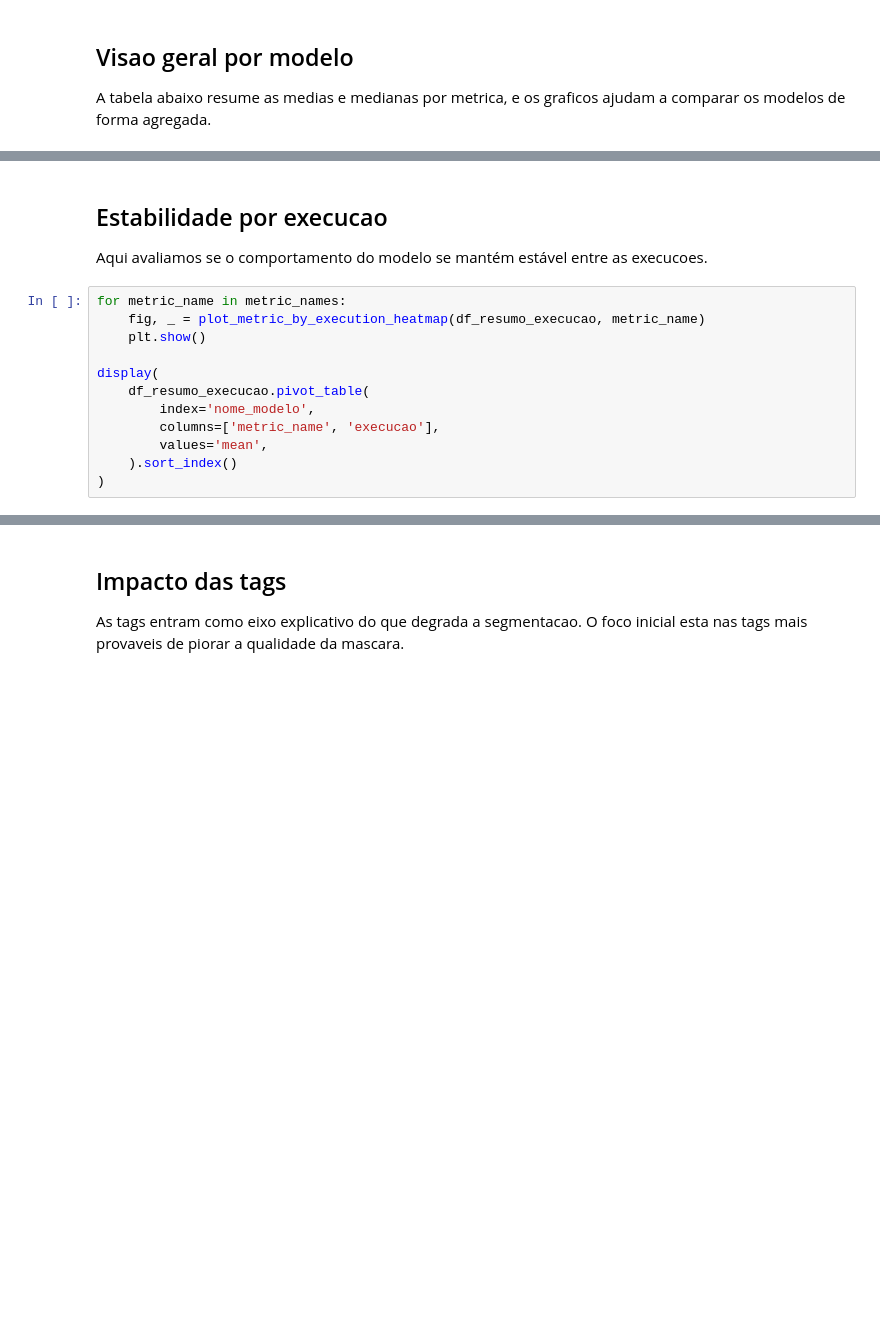
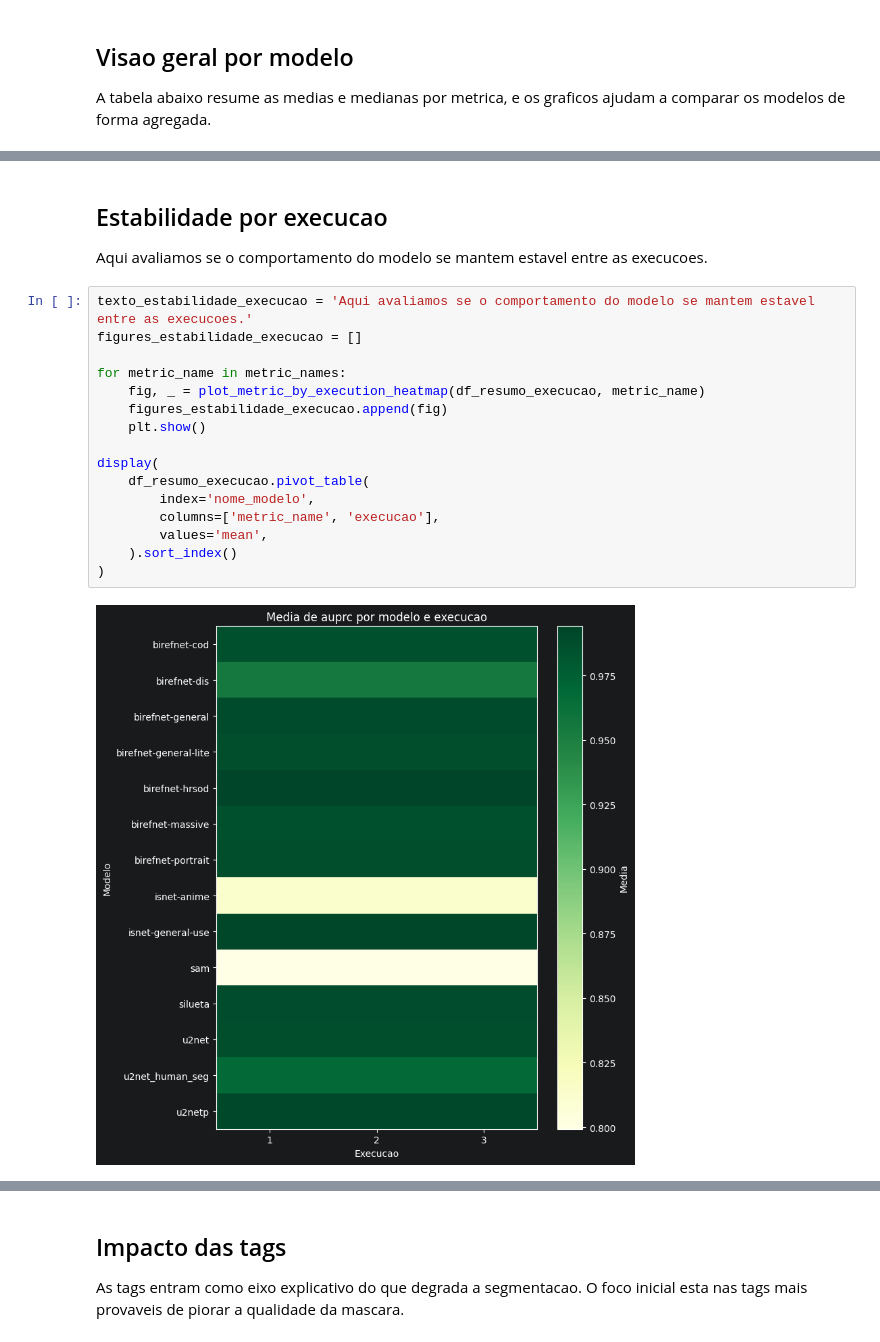
Before and after one commit to Victor-Saraiva-P/Projeto-bufalos, a Jupyter notebook: notebooks/05_visualizacao_segmentacao_bruta.ipynb, the cells around one changed output, grey strips where cells are left out. Drawn from its saved outputs; the diff is of its cells as text; blank space fills up the shorter version.

```diff
--- a/notebooks/05_visualizacao_segmentacao_bruta.ipynb
+++ b/notebooks/05_visualizacao_segmentacao_bruta.ipynb
@@ -107,16 +161,22 @@ for metric_name in metric_names:
 # %% [markdown]
 ## Estabilidade por execucao
 
-Aqui avaliamos se o comportamento do modelo se mantém estável entre as execucoes.
+Aqui avaliamos se o comportamento do modelo se mantem estavel entre as execucoes.
 # %%
+texto_estabilidade_execucao = 'Aqui avaliamos se o comportamento do modelo se mantem estavel entre as execucoes.'
+figures_estabilidade_execucao = []
+
 for metric_name in metric_names:
     fig, _ = plot_metric_by_execution_heatmap(df_resumo_execucao, metric_name)
+    figures_estabilidade_execucao.append(fig)
     plt.show()
 
 display(
     df_resumo_execucao.pivot_table(
         index='nome_modelo',
         columns=['metric_name', 'execucao'],
         values='mean',
     ).sort_index()
 )
+# %% [output]
+[figure, added]
```
Also changed, not shown: parts of 8 cells of this notebook, 3 other files.
